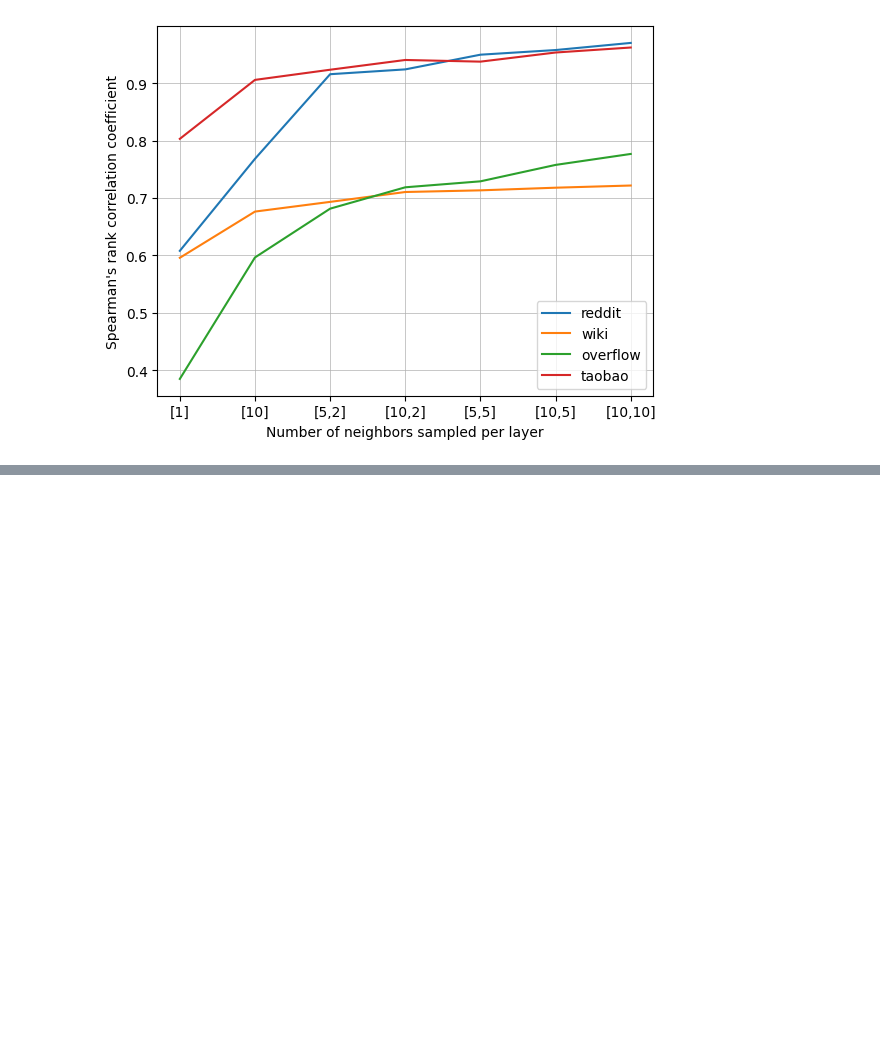
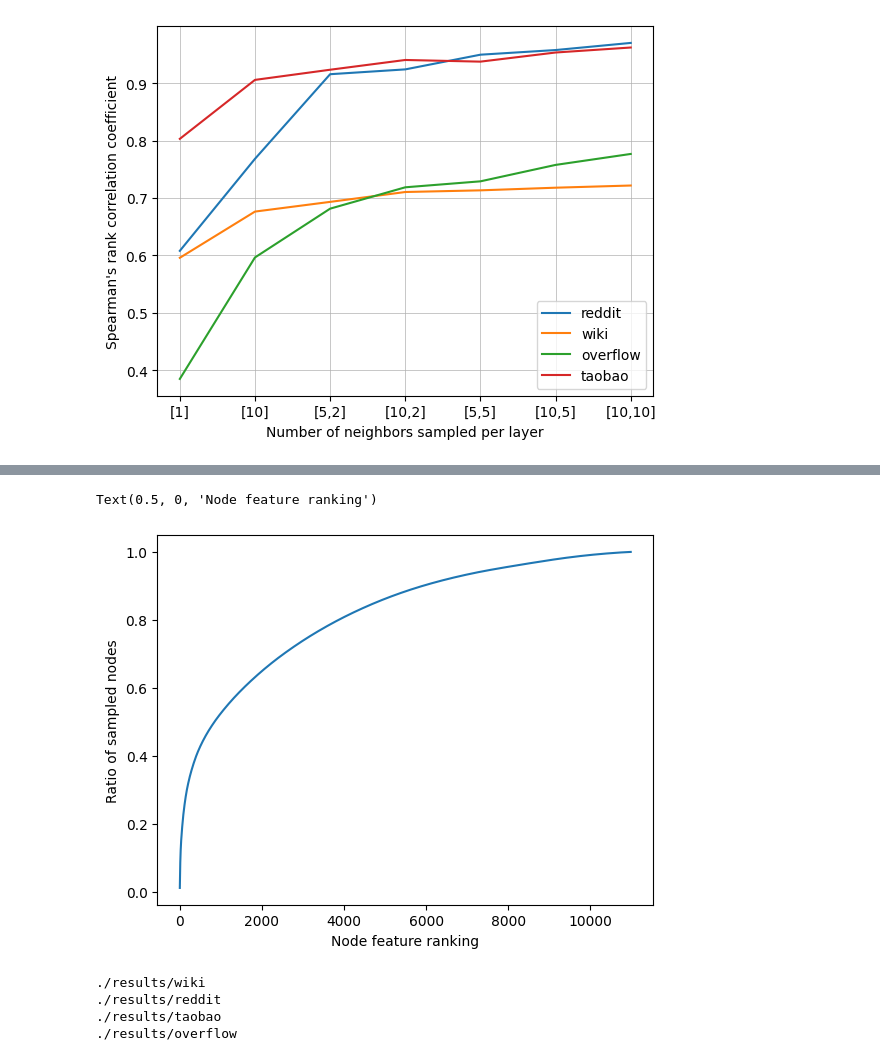
Before and after one commit to zimengzhou1/gnn-ssd, a Jupyter notebook: access_prob.ipynb, the cells around one changed output, grey strips where cells are left out. Saved outputs shown, nothing was run; the diff lists cells and outputs as text; code cells hidden in the pictures; blank space fills up the shorter version.

Commit message:
Added static eval

```diff
--- a/access_prob.ipynb
+++ b/access_prob.ipynb
@@ -19,3 +19,12 @@ plt.xlabel('Number of neighbors sampled per layer')
 plt.grid(linewidth = 0.5)
 # %% [output]
 [figure]
+# %%
+import json
+
+f = "reddit.json"
+
+with open(f) as json_file:
+  data = json.load(json_file)
+
+data
@@ -21,0 +49,8 @@ plt.grid(linewidth = 0.5)
+# %%
+import numpy as np
+total = sum(data.values())
+
+new_data = {k: v/ total for k,v in data.items()}
+new_data
+
+dist_arr = np.zeros(len(new_data))
@@ -21,0 +75,47 @@ plt.grid(linewidth = 0.5)
+# %%
+import pandas as pd
+import matplotlib.pyplot as plt
+
+cumVals = pd.Series(list(new_data.values())).cumsum()
+
+plt.plot(cumVals)
+plt.ylabel("Ratio of sampled nodes")
+plt.xlabel('Node feature ranking')
+# %% [output]
+Text(0.5, 0, 'Node feature ranking')
+[figure, added]
+# %%
+import json
+import os
+import os.path as osp
+import numpy as np
+import matplotlib.pyplot as plt
+
+datasets = ['wiki', 'reddit', 'taobao', 'overflow']
+master_dict = {}
+
+for i in datasets:
+  __file__ = os.path.abspath('')
+  path = '/mnt/raid0nvme1/zz/cache_data/' + i
+  path = './results/' + i
+  print(path)
+
+  startName = path + "/meta_" + i + "_subset_100.0Cache_"
+  if (i == 'taobao'):
+     startName = path + "/meta_" + i + "_subset_3.0Cache_"
+  if (i == 'overflow'):
+     startName = path + "/meta_" + i + "_subset_5.0Cache_"
+  endName = "Size_10_5.json"
+
+  fileNames = [startName + str(20) + "Size_" + i + ".json" for i in ['1', '10', '5_2', '10_2', '5_5', '10_5', '10_10']]
+  res = []
+  for j in fileNames:
+      with open(j) as json_file:
+        data = json.load(json_file)
+        res.append((data['LRUAccuracy'], data['StaticAccuracy'], data['LFUAccuracy'], data['ARCAccuracy'], data['LFUImpAccuracy']))
+  master_dict[i] = res
+# %% [output]
+./results/wiki
+./results/reddit
+./results/taobao
+./results/overflow
```
Also changed, not shown: parts of 6 cells of this notebook, 10 other files.
